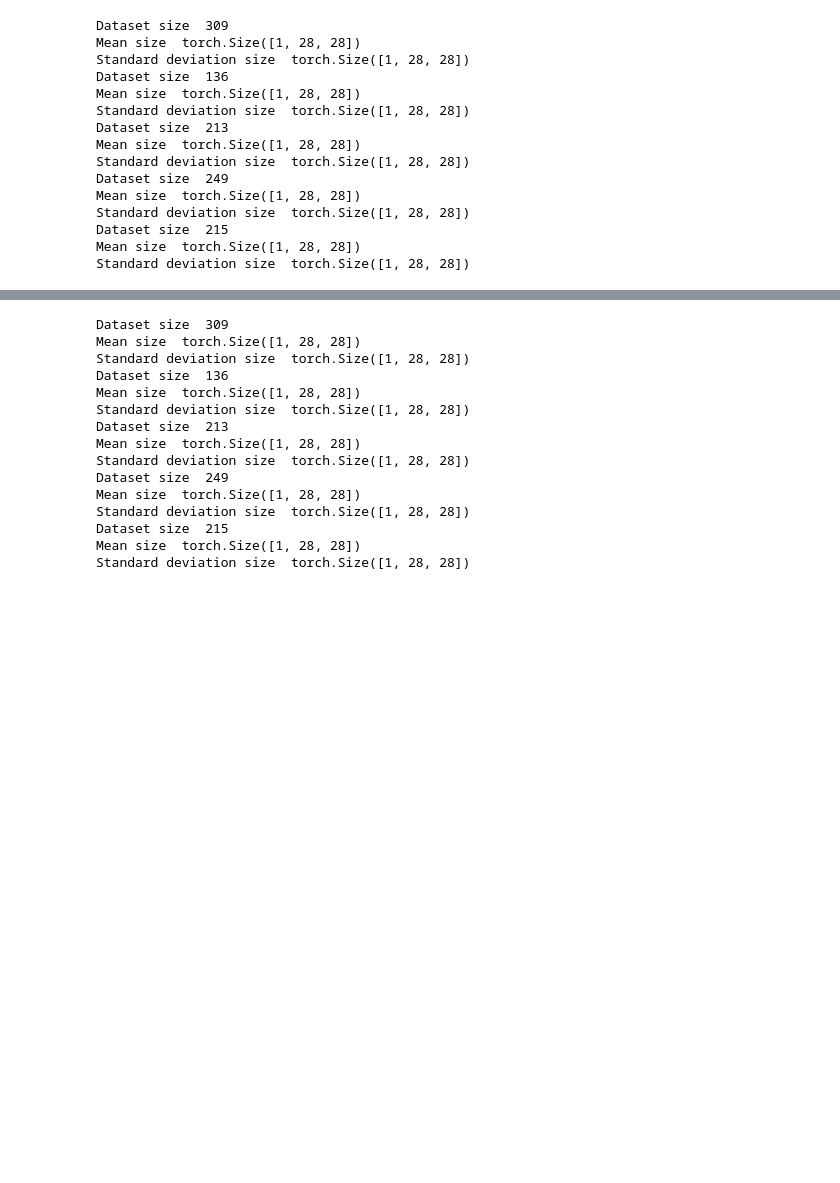
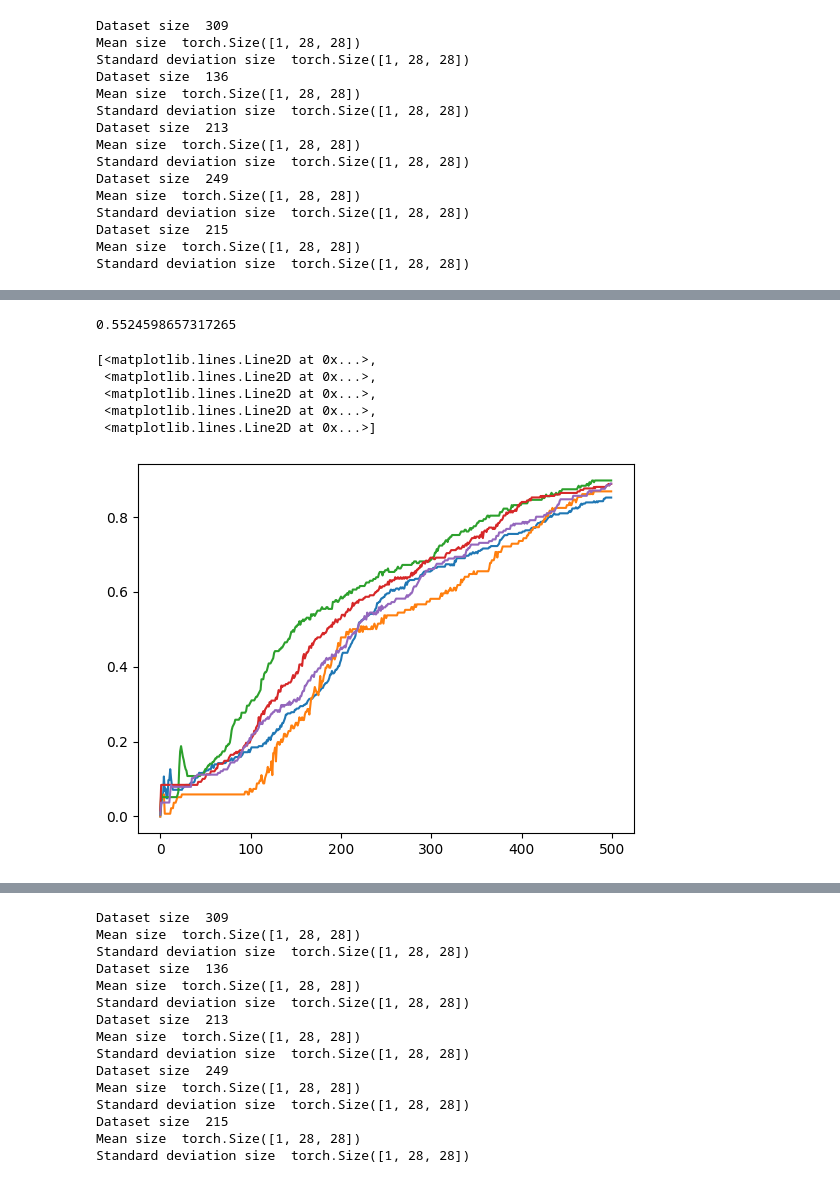
Before and after one commit to ankithbala/trustFL, a Jupyter notebook: trustfl_femnist_Floppy.ipynb, the cells around one changed output, grey strips where cells are left out. Saved outputs shown, nothing was run; the diff lists cells and outputs as text; code cells hidden in the pictures; blank space fills up the shorter version.

```diff
--- a/trustfl_femnist_Floppy.ipynb
+++ b/trustfl_femnist_Floppy.ipynb
@@ -381,3 +406,8 @@ Time taken by FL with SMPC 26.624505043029785
+# %%
+f1_global = f1_score(f1_y_label.cpu(), f1_y_test.cpu(), average="weighted")
+print(f1_global)
+# %% [output]
+0.5524598657317265
 # %%
 losses2 = [[losses[(j,i)] for j in range(num_nodes) ] for i in range(1,epoch_total+1)]
 train_accuracies2 = [[train_accuracies[(j,i)] for j in range(num_nodes) ] for i in range(1,epoch_total+1)]
@@ -408,5 +439,14 @@ result["time_taken"] = time_FL_SMPC
 
 my_pickle_results["floppy"] = result
+# %%
+plt.plot(train_accuracies2)
+# %% [output]
+[<matplotlib.lines.Line2D at 0x...>,
+ <matplotlib.lines.Line2D at 0x...>,
+ <matplotlib.lines.Line2D at 0x...>,
+ <matplotlib.lines.Line2D at 0x...>,
+ <matplotlib.lines.Line2D at 0x...>]
+[figure, added]
 # %%
 plt.plot(test_accuracies2)
 # %% [output]
```
Also changed, not shown: parts of 12 cells of this notebook, 11 other files.
